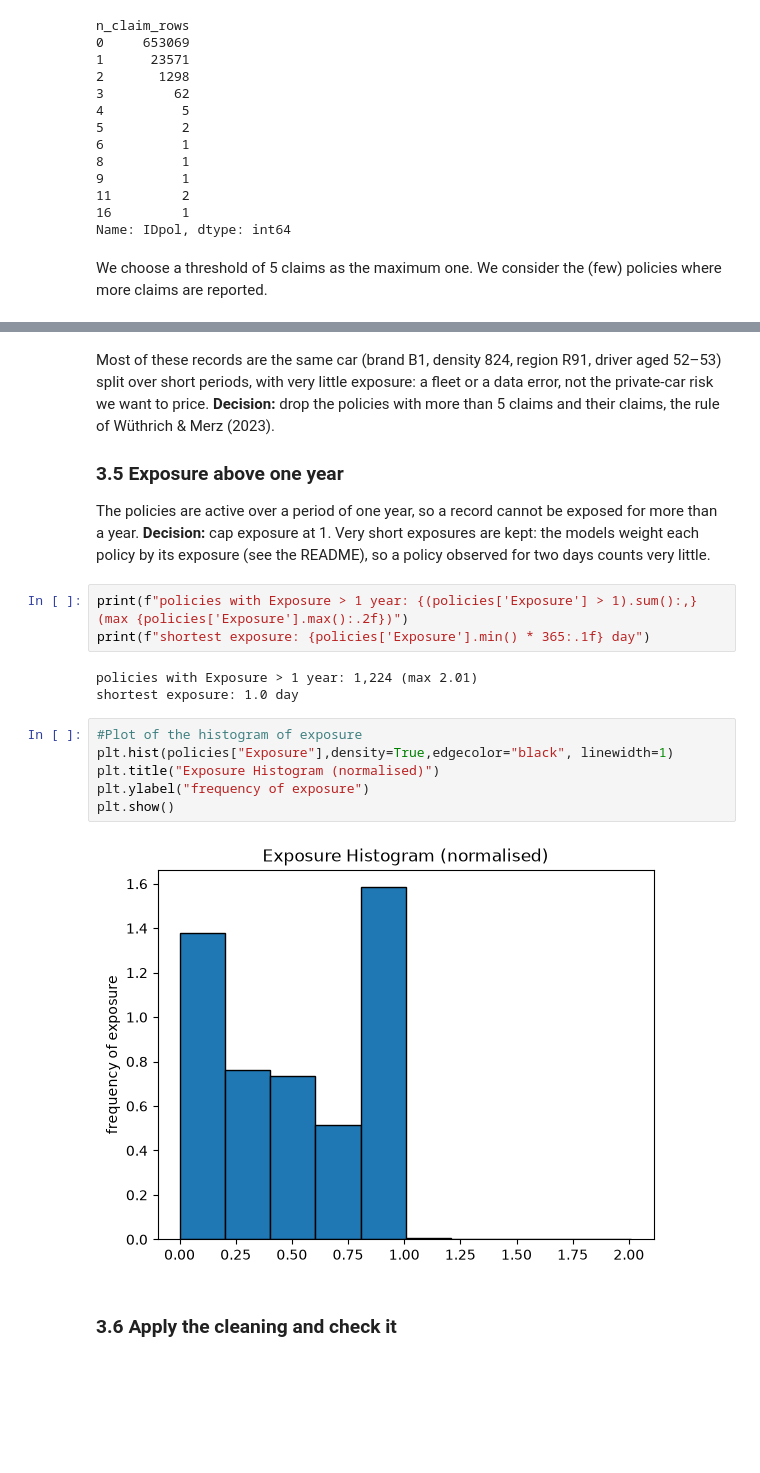
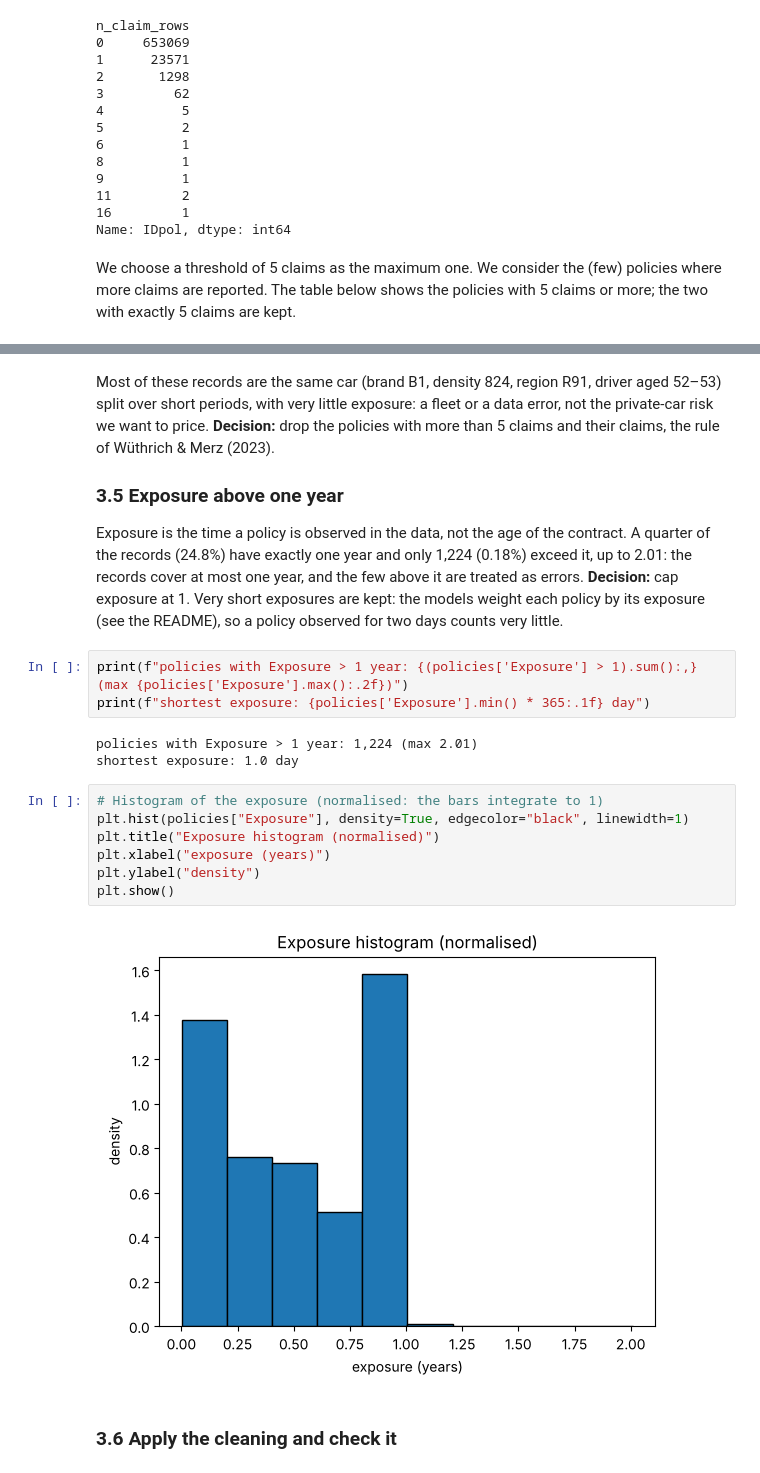
Before and after one commit to tommasocortopassi/motor-insurance-pricing, a Jupyter notebook: Motor_Insurance_Pricing.ipynb, the cells around one changed output, grey strips where cells are left out. Cells and saved outputs as stored; diff of their text form; blank space fills up the shorter version.

```diff
--- a/Motor_Insurance_Pricing.ipynb
+++ b/Motor_Insurance_Pricing.ipynb
@@ -224,7 +224,7 @@ n_claim_rows
 16         1
 Name: IDpol, dtype: int64
 # %% [markdown]
-We choose a threshold of 5 claims as the maximum one. We consider the (few) policies where more claims are reported.
+We choose a threshold of 5 claims as the maximum one. We consider the (few) policies where more claims are reported. The table below shows the policies with 5 claims or more; the two with exactly 5 claims are kept.
 # %%
 policies[policies["n_claim_rows"] >= 5].sort_values("n_claim_rows", ascending=False).drop(columns=["ClaimNb", "Area"])
 # %% [output]
@@ -242,7 +242,7 @@ Most of these records are the same car (brand B1, density 824, region R91, drive
 
 ### 3.5 Exposure above one year
 
-The policies are active over a period of one year, so a record cannot be exposed for more than a year. **Decision:** cap exposure at 1. Very short exposures are kept: the models weight each policy by its exposure (see the README), so a policy observed for two days counts very little.
+Exposure is the time a policy is observed in the data, not the age of the contract. A quarter of the records (24.8%) have exactly one year and only 1,224 (0.18%) exceed it, up to 2.01: the records cover at most one year, and the few above it are treated as errors. **Decision:** cap exposure at 1. Very short exposures are kept: the models weight each policy by its exposure (see the README), so a policy observed for two days counts very little.
 # %%
 print(f"policies with Exposure > 1 year: {(policies['Exposure'] > 1).sum():,} (max {policies['Exposure'].max():.2f})")
 print(f"shortest exposure: {policies['Exposure'].min() * 365:.1f} day")
@@ -250,13 +250,14 @@ print(f"shortest exposure: {policies['Exposure'].min() * 365:.1f} day")
 policies with Exposure > 1 year: 1,224 (max 2.01)
 shortest exposure: 1.0 day
 # %%
-#Plot of the histogram of exposure
-plt.hist(policies["Exposure"],density=True,edgecolor="black", linewidth=1)
-plt.title("Exposure Histogram (normalised)")
-plt.ylabel("frequency of exposure")
+# Histogram of the exposure (normalised: the bars integrate to 1)
+plt.hist(policies["Exposure"], density=True, edgecolor="black", linewidth=1)
+plt.title("Exposure histogram (normalised)")
+plt.xlabel("exposure (years)")
+plt.ylabel("density")
 plt.show()
 # %% [output]
-[figure, old version]
+[figure, new version]
 # %% [markdown]
 ### 3.6 Apply the cleaning and check it
 # %%
```
Also changed, not shown: parts of 28 cells of this notebook.
